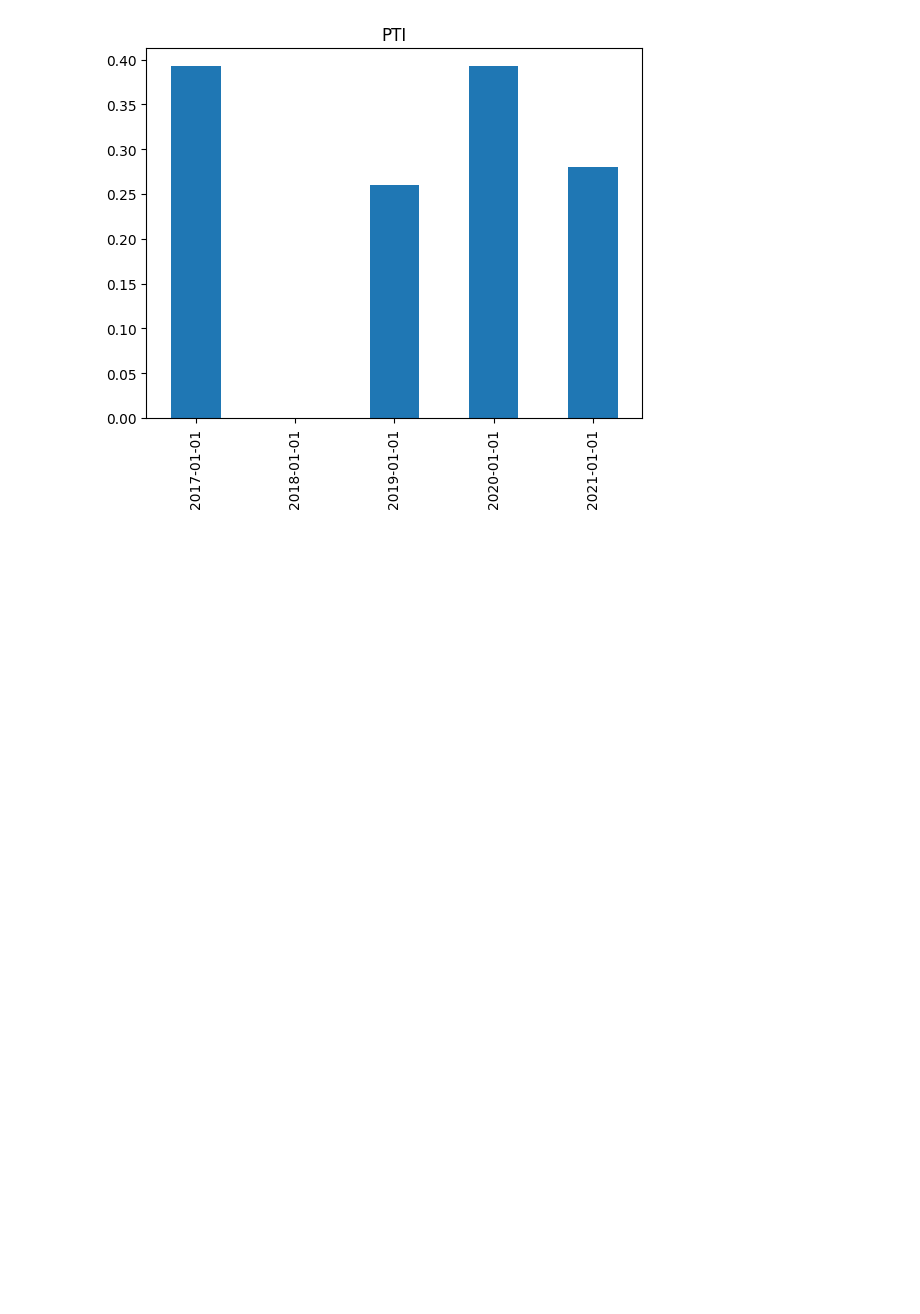
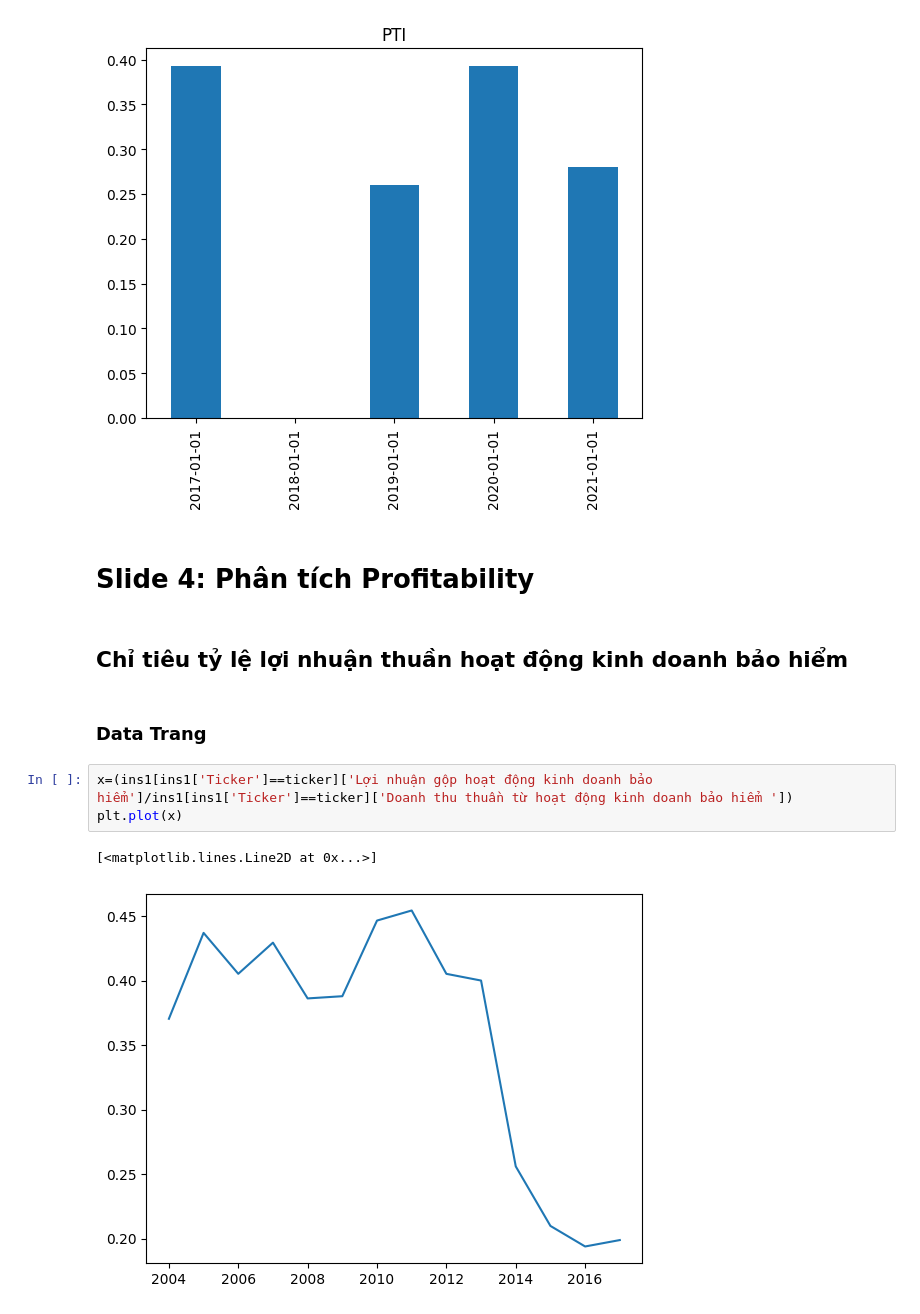
Before and after one commit to khanhtrinh2003/Insurance, a Jupyter notebook: calculate.ipynb, the cells around one changed output. Saved outputs shown, nothing was run; the diff lists cells and outputs as text; blank space fills up the shorter version.

```diff
--- a/calculate.ipynb
+++ b/calculate.ipynb
@@ -86,3 +105,15 @@ plt.title(ticker)
 # %% [output]
 Text(0.5, 1.0, 'PTI')
 [figure]
+# %% [markdown]
+# Slide 4: Phân tích Profitability
+# %% [markdown]
+## Chỉ tiêu tỷ lệ lợi nhuận thuần hoạt động kinh doanh bảo hiểm
+# %% [markdown]
+### Data Trang
+# %%
+x=(ins1[ins1['Ticker']==ticker]['Lợi nhuận gộp hoạt động kinh doanh bảo hiểm']/ins1[ins1['Ticker']==ticker]['Doanh thu thuần từ hoạt động kinh doanh bảo hiểm '])
+plt.plot(x)
+# %% [output]
+[<matplotlib.lines.Line2D at 0x...>]
+[figure, added]
```
Also changed, not shown: parts of 13 cells of this notebook, 2 other files.
